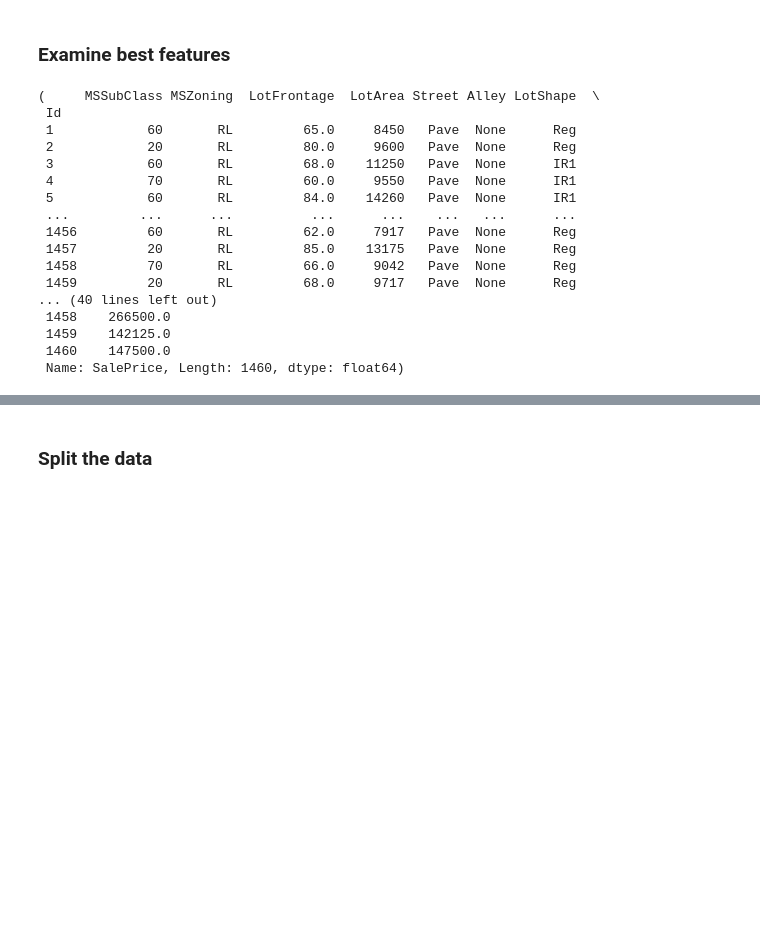
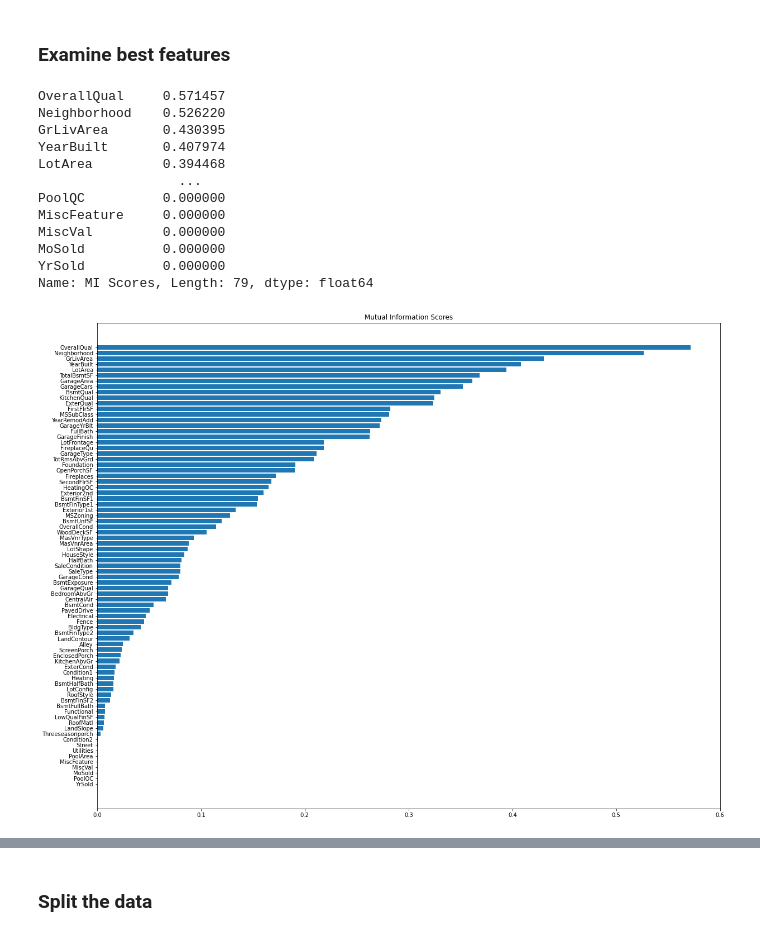
Before and after one commit to truenomad/house-price-prediction-using-scikit, a Jupyter notebook: house-price-prediction-advanced-scikit.ipynb, the cells around one changed output, grey strips where cells are left out. Saved outputs shown, nothing was run; the diff lists cells and outputs as text; code cells hidden in the pictures; blank space fills up the shorter version.

Commit message:
Kaggle Notebook | House price prediction (advanced scikit) | Version 17

```diff
--- a/house-price-prediction-advanced-scikit.ipynb
+++ b/house-price-prediction-advanced-scikit.ipynb
@@ -350,5 +351,6 @@ We will create a feature utility metric, a function measuring associations betwe
 ### Examine best features
 # %%
+from sklearn.feature_selection import mutual_info_regression
 
 # Add a None level for missing values
 ordered_levels = {key: ["None"] + value for key, value in
@@ -372,8 +374,8 @@ def make_mi_scores(df):
     for name in df.select_dtypes("category"):
         df[name] = df[name].fillna("None")
 
-    X_train2 = house_train.drop(columns = ["SalePrice"], axis = 1)
-    y_train2 = house_train["SalePrice"]
+    X_train2 = df.drop(columns = ["SalePrice"], axis = 1)
+    y_train2 = df["SalePrice"]
 
     X = X_train2.copy()
     for colname in X.select_dtypes(["object", "category"]):
@@ -385,22 +387,33 @@ def make_mi_scores(df):
     mi_scores = mi_scores.sort_values(ascending=False)
     return mi_scores
 
-make_mi_scores(house_train)
+house_train2 = house_train
+make_mi_scores(house_train2)
 # %% [output]
-(     MSSubClass MSZoning  LotFrontage  LotArea Street Alley LotShape  \
- Id
- 1            60       RL         65.0     8450   Pave  None      Reg
- 2            20       RL         80.0     9600   Pave  None      Reg
- 3            60       RL         68.0    11250   Pave  None      IR1
- 4            70       RL         60.0     9550   Pave  None      IR1
- 5            60       RL         84.0    14260   Pave  None      IR1
- ...         ...      ...          ...      ...    ...   ...      ...
- 1456         60       RL         62.0     7917   Pave  None      Reg
- 1457         20       RL         85.0    13175   Pave  None      Reg
- 1458         70       RL         66.0     9042   Pave  None      Reg
- 1459         20       RL         68.0     9717   Pave  None      Reg
-... (40 lines left out)
- 1458    266500.0
- 1459    142125.0
- 1460    147500.0
- Name: SalePrice, Length: 1460, dtype: float64)
+OverallQual     0.571457
+Neighborhood    0.526220
+GrLivArea       0.430395
+YearBuilt       0.407974
+LotArea         0.394468
+                  ...
+PoolQC          0.000000
+MiscFeature     0.000000
+MiscVal         0.000000
+MoSold          0.000000
+YrSold          0.000000
+Name: MI Scores, Length: 79, dtype: float64
+# %%
+scores = make_mi_scores(house_train2)
+
+def plot_mi_scores(scores):
+    scores = scores.sort_values(ascending=True)
+    width = np.arange(len(scores))
+    ticks = list(scores.index)
+    plt.figure(figsize=(20,16))
+    plt.barh(width, scores)
+    plt.yticks(width, ticks)
+    plt.title("Mutual Information Scores")
+
+plot_mi_scores(scores)
+# %% [output]
+[figure, added]
```
Also changed, not shown: parts of 17 cells of this notebook.
